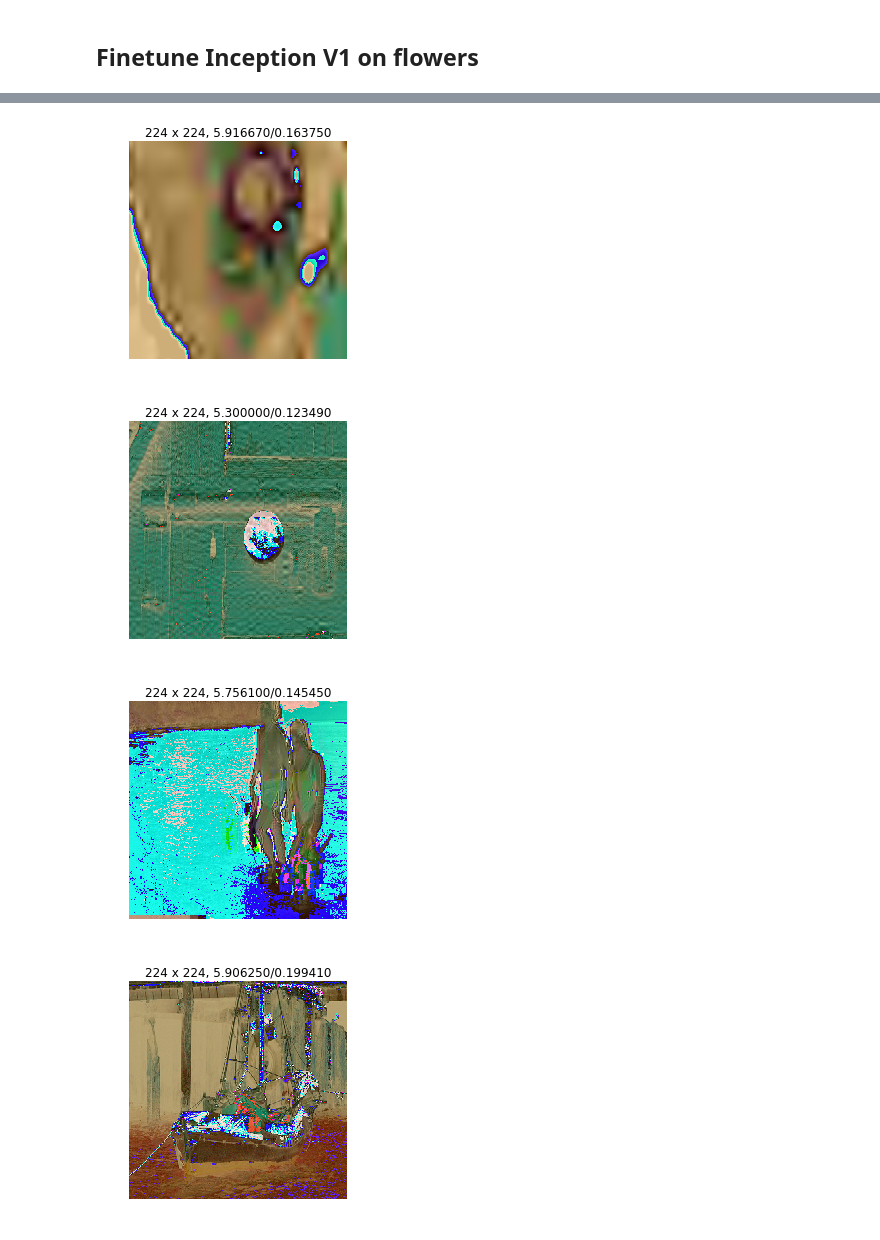
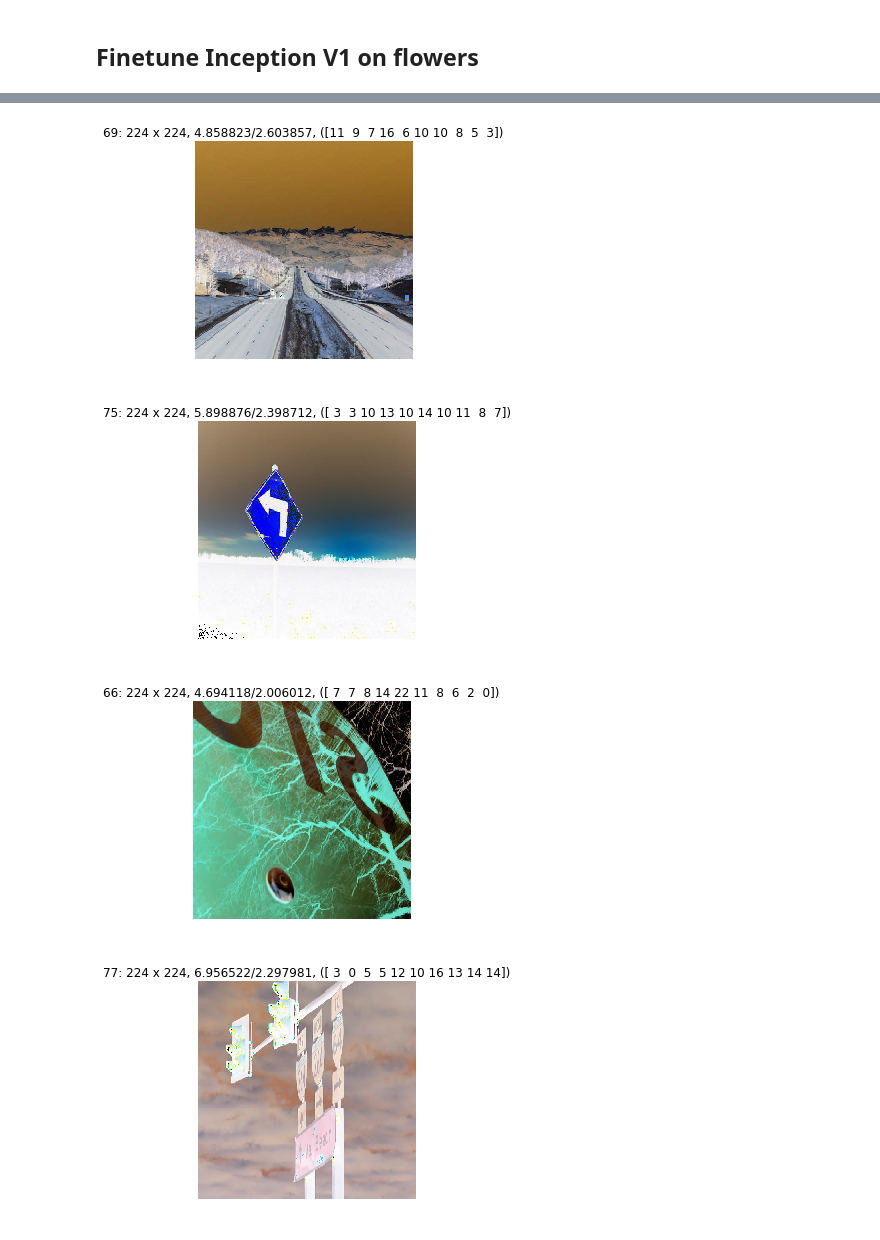
Before and after one commit to mixuala/nima, a Jupyter notebook: TF Slim Scratchpad.ipynb, the cells around one changed output, grey strips where cells are left out. Saved outputs shown, nothing was run; the diff lists cells and outputs as text; code cells hidden in the pictures.

Commit message:
simple tests for nima TID and AVA datasets

```diff
--- a/TF Slim Scratchpad.ipynb
+++ b/TF Slim Scratchpad.ipynb
@@ -32,4 +32,5 @@ from tensorflow.contrib import slim
 # %%
 import tensorflow as tf
-# from datasets import dataset_utils, convert_nima_tid
+from datasets import dataset_utils, convert_nima_tid, convert_nima_ava
 # convert_nima_tid.run(TID)
+convert_nima_ava.run(AVA)
@@ -36,34 +53,49 @@ import tensorflow as tf
 # %%
-from datasets import nima_tid
+from datasets import nima_tid, nima_ava
 import tensorflow as tf
 from preprocessing import preprocessing_factory
+import preprocessing.nima_preprocessing as nima_pre
 from tensorflow.contrib import slim
+
+import sys
 
 nima_preprocessing = preprocessing_factory.get_preprocessing('nima', is_training=True)
 
 with tf.Graph().as_default():
-    dataset = nima_tid.get_split('train', TID)
-    data_provider = slim.dataset_data_provider.DatasetDataProvider(
-        dataset, common_queue_capacity=32, common_queue_min=1)
-    image, mean, stddev = data_provider.get(['image', 'mean', 'stddev'])
+    dataset_name = "AVA"
+    if dataset_name == "AVA":
+        dataset = nima_ava.get_split('train', AVA)
+        data_provider = slim.dataset_data_provider.DatasetDataProvider(
+            dataset, common_queue_capacity=32, common_queue_min=1)
+        image, id, ratings, mean, stddev = data_provider.get(['image', 'id', 'ratings', 'mean', 'stddev'])
+
+    elif dataset_name == "TID":
+        dataset = nima_tid.get_split('train', TID, file_pattern='nima_tid_%s_*.tfrecord')
+        data_provider = slim.dataset_data_provider.DatasetDataProvider(
+            dataset, common_queue_capacity=32, common_queue_min=1)
+        image, id, mean, stddev = data_provider.get(['image', 'id', 'mean', 'stddev'])
+#     else:
+#         break
+
 
     # apply preprocessing
     image = nima_preprocessing(image, 224,224, resize_side_min=255, resize_side_max=255)
+#     image = nima_pre.preprocess_image(image, 224,224, is_training=True, resize_side_min=255, resize_side_max=255)
 
 
     with tf.Session() as sess:
         with slim.queues.QueueRunners(sess):
             for i in range(4):
-                np_image, np_mean, np_stddev = sess.run([image, mean, stddev])
+                np_image, np_id, np_mean, np_stddev, np_ratings = sess.run([image, id, mean, stddev, ratings])
                 height, width, _ = np_image.shape
 
                 plt.figure()
                 plt.imshow(np_image)
-                plt.title('%d x %d, %f/%f' % (height, width, np_mean, np_stddev))
+                plt.title('%s: %d x %d, %f/%f, (%s)' % (np_id.decode("utf-8"), height, width, np_mean, np_stddev, np_ratings))
                 plt.axis('off')
                 plt.show()
 # %% [output]
-[figure, old version]
+[figure, new version]
-[figure, old version]
+[figure, new version]
-[figure, old version]
+[figure, new version]
-[figure, old version]
+[figure, new version]
```
Also changed, not shown: parts of 3 cells of this notebook.
